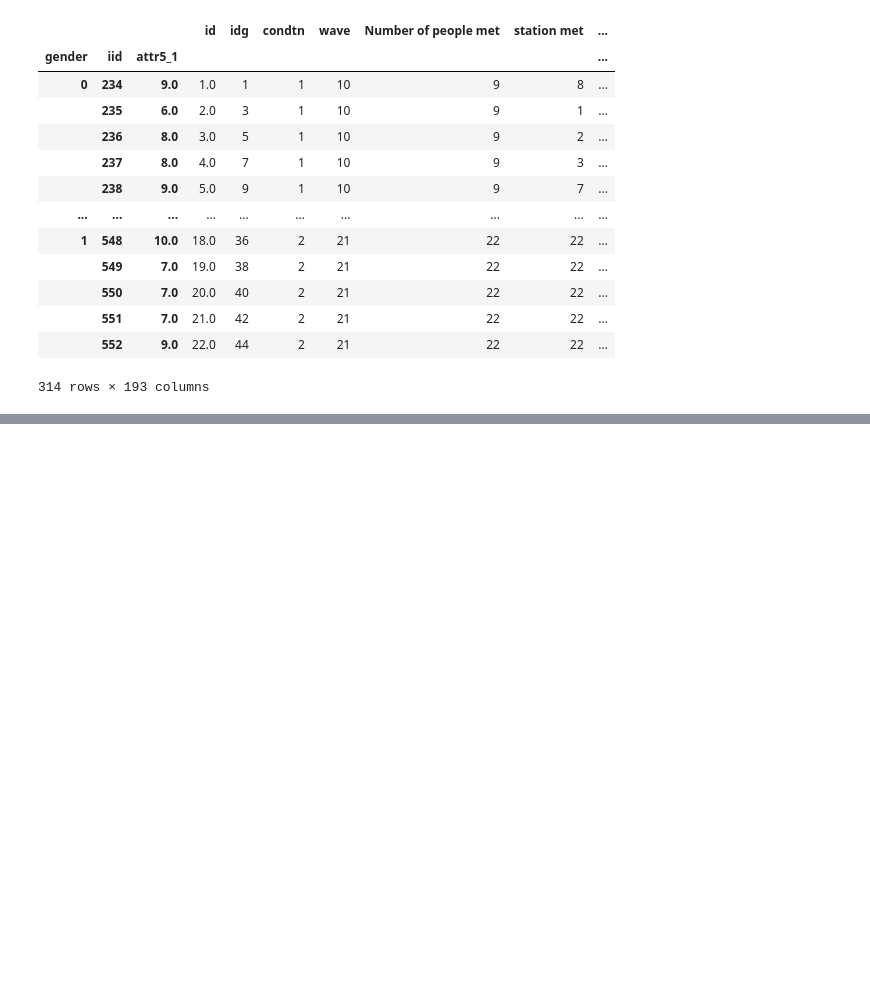
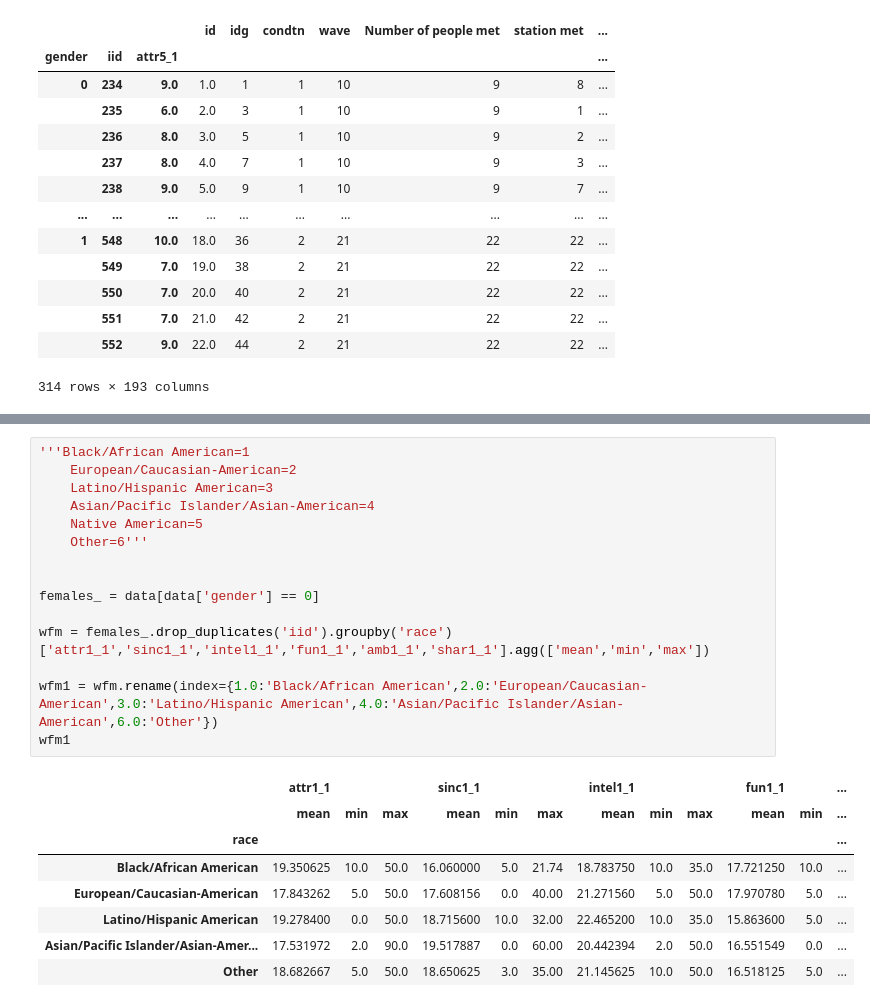
Before and after one commit to okwan91/Speed_dating, a Jupyter notebook: Notebooks/Workbook.ipynb, the cells around one changed output, grey strips where cells are left out. Saved outputs shown, nothing was run; the diff lists cells and outputs as text; blank space fills up the shorter version.

```diff
--- a/Notebooks/Untitled.ipynb
+++ b/Notebooks/Workbook.ipynb
@@ -89,0 +152,24 @@ c_234 = data.loc[data['iid'] == 234]
+# %%
+'''Black/African American=1
+	European/Caucasian-American=2
+	Latino/Hispanic American=3
+	Asian/Pacific Islander/Asian-American=4
+	Native American=5
+	Other=6'''
+
+
+females_ = data[data['gender'] == 0]
+
+wfm = females_.drop_duplicates('iid').groupby('race')['attr1_1','sinc1_1','intel1_1','fun1_1','amb1_1','shar1_1'].agg(['mean','min','max'])
+
+wfm1 = wfm.rename(index={1.0:'Black/African American',2.0:'European/Caucasian-American',3.0:'Latino/Hispanic American',4.0:'Asian/Pacific Islander/Asian-American',6.0:'Other'})
+wfm1
+# %% [output]
+|  | attr1_1 |  |  | sinc1_1 |  |  | intel1_1 |  |  | fun1_1 |  | ... |
+|  | mean | min | max | mean | min | max | mean | min | max | mean | min | ... |
+| race |  |  |  |  |  |  |  |  |  |  |  | ... |
+| Black/African American | 19.350625 | 10.0 | 50.0 | 16.060000 | 5.0 | 21.74 | 18.783750 | 10.0 | 35.0 | 17.721250 | 10.0 | ... |
+| European/Caucasian-American | 17.843262 | 5.0 | 50.0 | 17.608156 | 0.0 | 40.00 | 21.271560 | 5.0 | 50.0 | 17.970780 | 5.0 | ... |
+| Latino/Hispanic American | 19.278400 | 0.0 | 50.0 | 18.715600 | 10.0 | 32.00 | 22.465200 | 10.0 | 35.0 | 15.863600 | 5.0 | ... |
+| Asian/Pacific Islander/Asian-Amer... | 17.531972 | 2.0 | 90.0 | 19.517887 | 0.0 | 60.00 | 20.442394 | 2.0 | 50.0 | 16.551549 | 0.0 | ... |
+| Other | 18.682667 | 5.0 | 50.0 | 18.650625 | 3.0 | 35.00 | 21.145625 | 10.0 | 50.0 | 16.518125 | 5.0 | ... |
```
Also changed, not shown: parts of 7 cells of this notebook.
